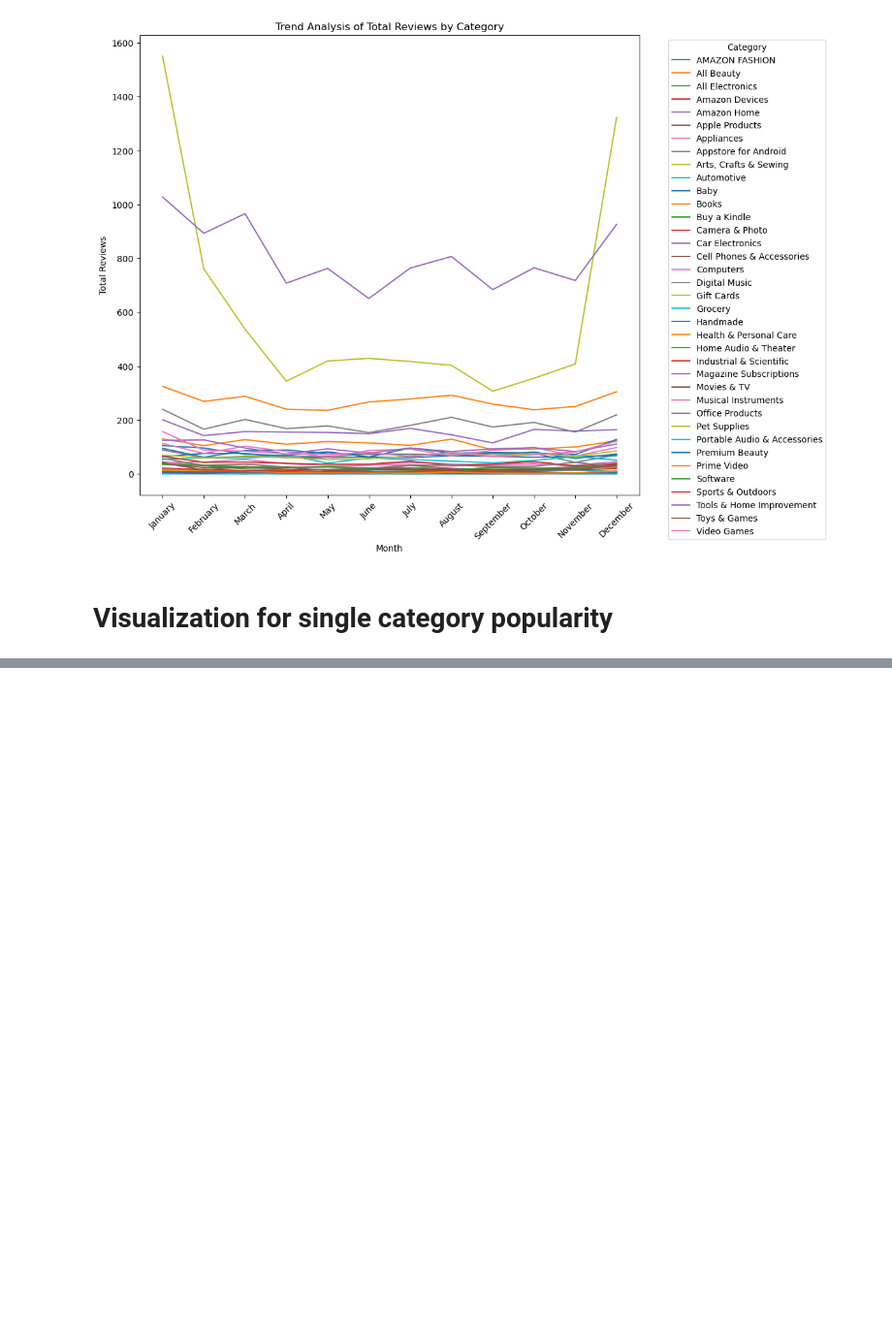
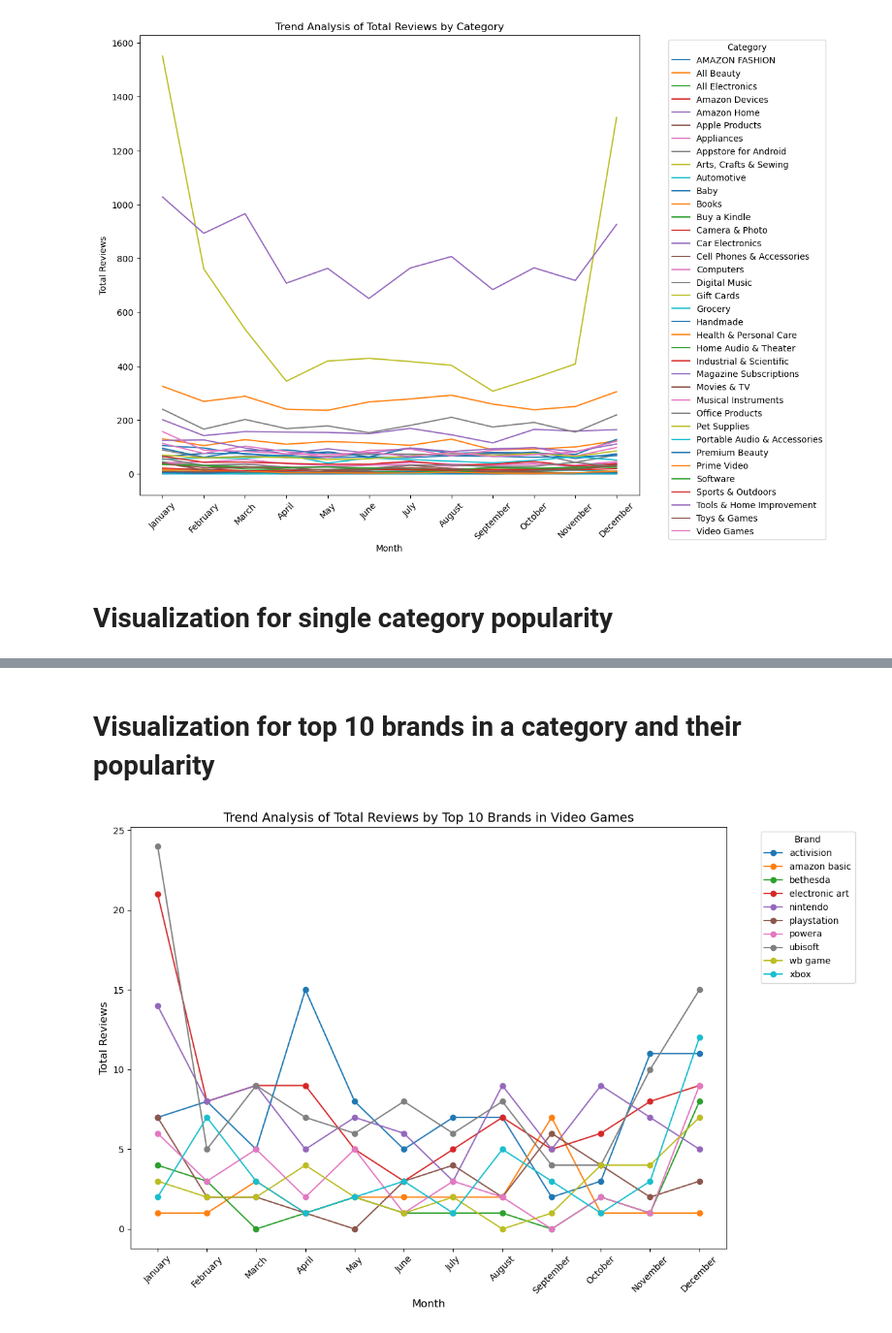
Before and after one commit to JosephKai1/COMP3610PROJECT, a Jupyter notebook: notebooks/ProductAnalysis.ipynb, the cells around one changed output, grey strips where cells are left out. Shown at 97% size. Cells and saved outputs as stored; diff of their text form; code cells hidden in the pictures; blank space fills up the shorter version.

```diff
--- a/notebooks/ProductAnalysis.ipynb
+++ b/notebooks/ProductAnalysis.ipynb
@@ -345,0 +382,36 @@ plt.show()
+# %% [markdown]
+# Visualization for top 10 brands in a category and their popularity
+# %%
+# Define the category you want to visualize
+selected_category = "Video Games"  # Replace with the actual category name
+
+# Filter the DataFrame for the selected category
+category_brands = brandTotal[brandTotal['category'] == selected_category]
+
+# Calculate the total reviews for each brand across all months
+brand_totals = category_brands.groupby('brand')['totalReviews'].sum().reset_index()
+
+# Get the top 10 brands by total reviews
+top_10_brands = brand_totals.nlargest(10, 'totalReviews')['brand']
+
+# Filter the original DataFrame to include only the top 10 brands
+top_brands_data = category_brands[category_brands['brand'].isin(top_10_brands)]
+
+# Pivot the data to have months as columns for totalReviews
+brand_monthly_reviews = top_brands_data.pivot(index='brand', columns='month', values='totalReviews').fillna(0)
+
+# Plot the trend for each of the top 10 brands
+plt.figure(figsize=(12, 8))
+for brand in brand_monthly_reviews.index:
+    plt.plot(brand_monthly_reviews.columns, brand_monthly_reviews.loc[brand], marker='o', label=brand)
+
+# Add labels and title
+plt.title(f'Trend Analysis of Total Reviews by Top 10 Brands in {selected_category}', fontsize=14)
+plt.xlabel('Month', fontsize=12)
+plt.ylabel('Total Reviews', fontsize=12)
+plt.xticks(ticks=range(1, 13), labels=month_names, rotation=45)
+plt.legend(title='Brand', bbox_to_anchor=(1.05, 1), loc='upper left')
+plt.tight_layout()
+plt.show()
+# %% [output]
+[figure, added]
```
Also changed, not shown: parts of 2 cells of this notebook.
